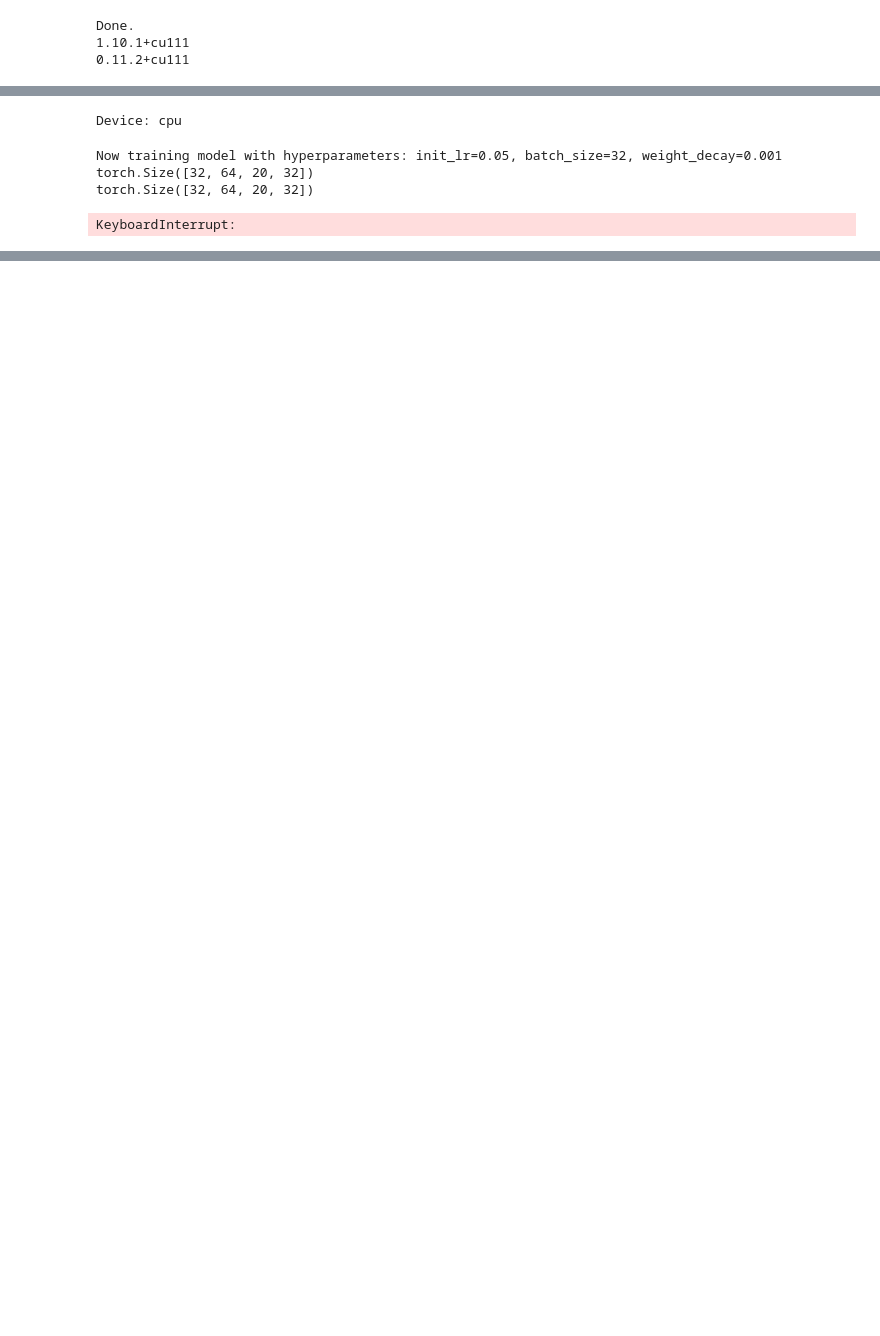
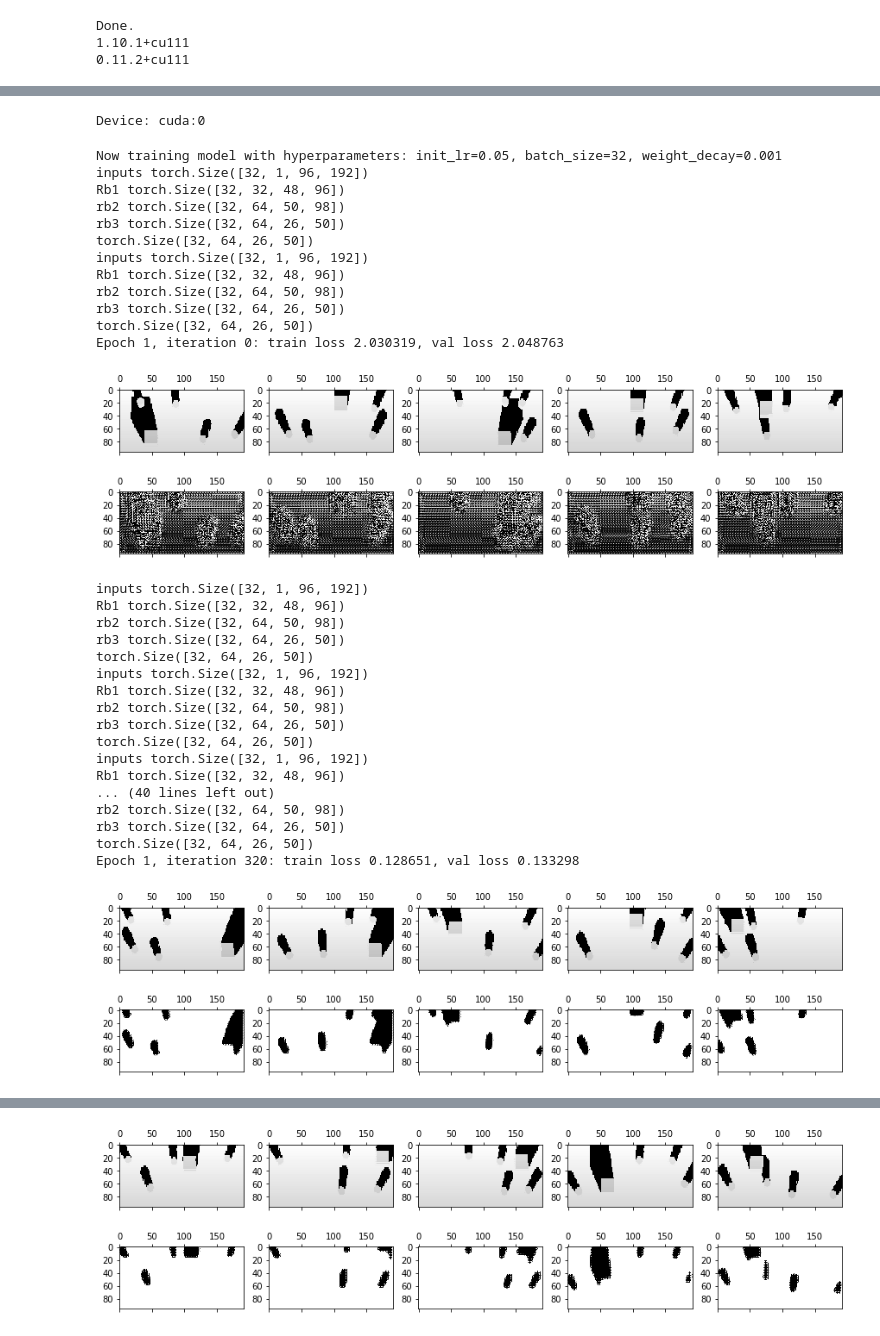
Before and after one commit to park-sangbeom/resnet, a Jupyter notebook: resnet.ipynb, the cells around one changed output, grey strips where cells are left out. Cells and saved outputs as stored; diff of their text form; code cells hidden in the pictures; blank space fills up the shorter version.

```diff
--- a/resnet.ipynb
+++ b/resnet.ipynb
@@ -25,12 +26,9 @@ Done.
 1.10.1+cu111
 0.11.2+cu111
 # %%
-root_path = root_path = "/home/sangbeom/unity_dataset/depth/"
-tf=transforms.Compose([
-    transforms.ToPILImage(),
-    transforms.ToTensor()
-])
-depth_dataset = DepthDatasetLoader(root_path=root_path, transform=tf)
+root_path = root_path = "/home/sangbeom/resnet/data/depth1014/"
+
+depth_dataset = DepthDatasetLoader(root_path=root_path)
 train_set, val_set = train_val_split(depth_dataset, 0.1)
 # %%
 class ResBlock(nn.Module):
@@ -143,11 +133,11 @@ param_names = ('init_lr', 'batch_size', 'weight_decay')
 parameters = OrderedDict(
     run = [0.05, 32, 0.001],
 )
-device = "cpu"#torch.device('cuda:0' if torch.cuda.is_available() else 'cpu')
+device = torch.device('cuda:0' if torch.cuda.is_available() else 'cpu')
 print("Device: {}".format(device))
 import matplotlib.pyplot as plt
 # %% [output]
-Device: cpu
+Device: cuda:0
 # %%
 m = RunManager()
 num_epochs = 150
@@ -179,52 +169,80 @@ for hparams in RunBuilder.get_runs_from_params(param_names, parameters):
 
         # Train the model
         for i, batch in enumerate(train_loader):
-            images = batch[:,:,8:328,6:-6]
-            images = torch.Tensor(images).to(device)
+            train_images = batch.reshape(-1, 1, 96, 192)
+            train_images =  Variable(train_images.float().to(device))
             # Zero all gradients
             optimizer.zero_grad()
 
             # Calculating the loss
-            preds = ae(images)
-            loss = F.mse_loss(preds, images)
+            preds = ae(train_images)
+            loss = F.mse_loss(preds, train_images)
 
             if i % 10 == 0:
                 with torch.no_grad():
                     val_images  = next(iter(val_loader))
-                    val_images = torch.Tensor(val_images[:,:,8:328,6:-6]).to(device)
+                    val_images = val_images.reshape(-1, 1, 96, 192)
+                    val_images = Variable(val_images.float().to(device))
                     val_preds = ae(val_images)
                     val_loss = F.mse_loss(val_preds, val_images)
                     m.track_loss(val_loss, val_images.size(0), mode='val')
                 print('Epoch {0}, iteration {1}: train loss {2}, val loss {3}'.format(epoch+1,
                                                                                i*hparams.batch_size,
                                                                                round(loss.item(), 6),
                                                                                round(val_loss.item(), 6)))
                 fig, axs = plt.subplots(2,5, figsize=(15,4))
                 val_images = val_images.detach().cpu().numpy()
                 val_preds = val_preds.detach().cpu().numpy()
                 for i in range(5):
-                    axs[0][i].matshow(np.reshape(val_images[i, :], (320,512)), cmap=plt.get_cmap('gray'))
-                    axs[1][i].matshow(np.reshape(val_preds[i, :], (320,512)), cmap=plt.get_cmap('gray'))
+                    axs[0][i].matshow(np.reshape(val_images[i, :], (96,192)), cmap=plt.get_cmap('gray'))
+                    axs[1][i].matshow(np.reshape(val_preds[i, :], (96,192)), cmap=plt.get_cmap('gray'))
                 plt.show()
             # Backpropagate
             loss.backward()
 
             # Update the weights
             optimizer.step()
 
             # m.track_loss(loss, images.size(0), mode='train')
 
         # m.end_epoch()
 
     #torch.save(ae, './models/150epochs_' + str(hparams) + '.pth')
     # m.end_run()
     print("Model has finished training.\n")
     scheduler.step()
 
 m.save('results_final')
 print("Training completed.")
 # %% [output]
 Now training model with hyperparameters: init_lr=0.05, batch_size=32, weight_decay=0.001
-torch.Size([32, 64, 20, 32])
-torch.Size([32, 64, 20, 32])
+inputs torch.Size([32, 1, 96, 192])
+Rb1 torch.Size([32, 32, 48, 96])
+rb2 torch.Size([32, 64, 50, 98])
+rb3 torch.Size([32, 64, 26, 50])
+torch.Size([32, 64, 26, 50])
+inputs torch.Size([32, 1, 96, 192])
+Rb1 torch.Size([32, 32, 48, 96])
+rb2 torch.Size([32, 64, 50, 98])
+rb3 torch.Size([32, 64, 26, 50])
+torch.Size([32, 64, 26, 50])
+Epoch 1, iteration 0: train loss 2.030319, val loss 2.048763
+[figure, added]
-KeyboardInterrupt:
+inputs torch.Size([32, 1, 96, 192])
+Rb1 torch.Size([32, 32, 48, 96])
+rb2 torch.Size([32, 64, 50, 98])
+rb3 torch.Size([32, 64, 26, 50])
+torch.Size([32, 64, 26, 50])
+inputs torch.Size([32, 1, 96, 192])
+Rb1 torch.Size([32, 32, 48, 96])
+rb2 torch.Size([32, 64, 50, 98])
+rb3 torch.Size([32, 64, 26, 50])
+torch.Size([32, 64, 26, 50])
+inputs torch.Size([32, 1, 96, 192])
+Rb1 torch.Size([32, 32, 48, 96])
+... (40 lines left out)
+rb2 torch.Size([32, 64, 50, 98])
+rb3 torch.Size([32, 64, 26, 50])
+torch.Size([32, 64, 26, 50])
+Epoch 1, iteration 320: train loss 0.128651, val loss 0.133298
+[figure, added]
@@ -230,0 +266 @@ KeyboardInterrupt:
+[figure, added]
```
Also changed, not shown: parts of 4 cells of this notebook, 16 other files.
